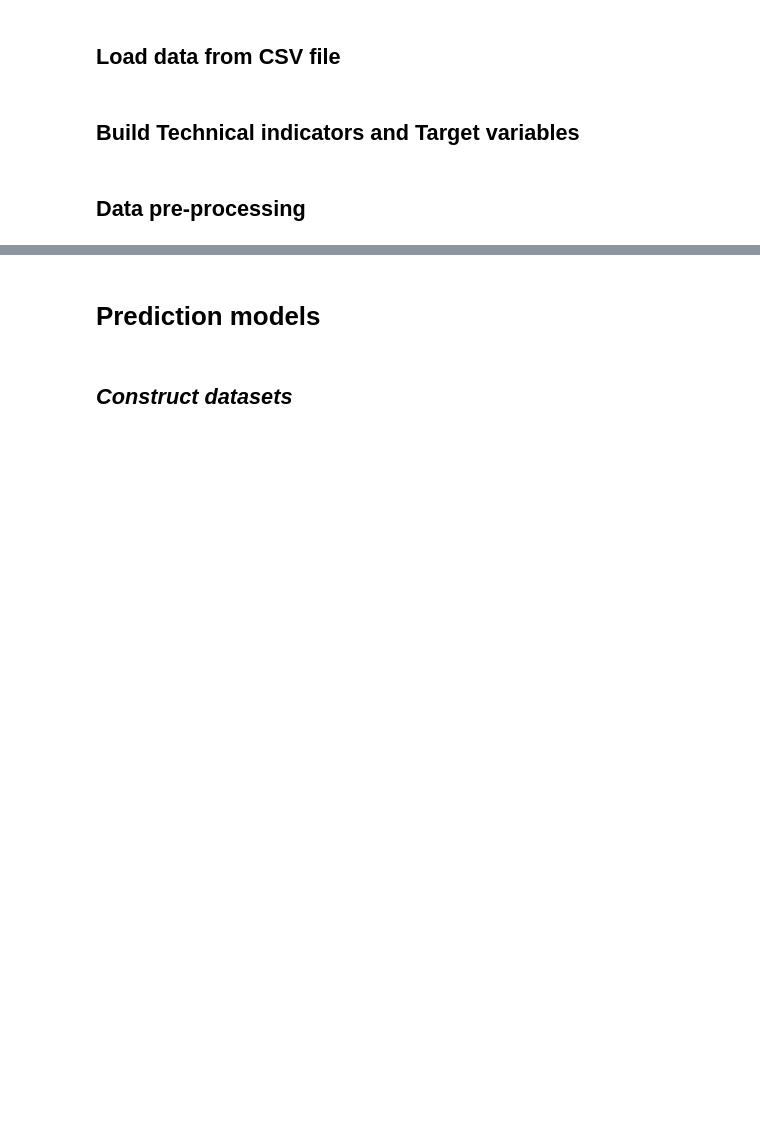
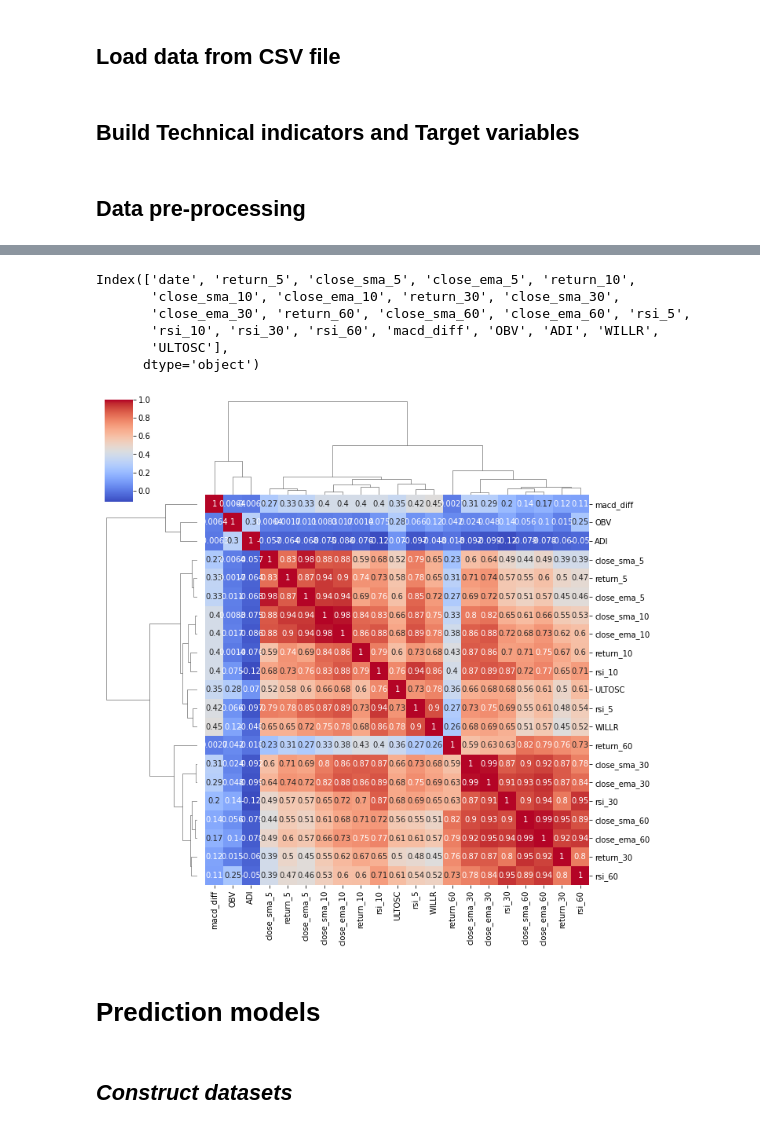
Before and after one commit to es-g/MSc_Ethereum_price_trend_analysis, a Jupyter notebook: simulations.ipynb, the cells around one changed output, grey strips where cells are left out. Drawn from its saved outputs; the diff is of its cells as text; code cells hidden in the pictures; blank space fills up the shorter version.

```diff
--- a/simulations.ipynb
+++ b/simulations.ipynb
@@ -181,3 +261,18 @@ plt.show()
+# %%
+import seaborn as sns
+from collinearity import SelectNonCollinear
+
+#  Multicoliniarity
+
+sns.clustermap(features_eth.drop(columns='date').corr(), cmap='coolwarm', annot=True, method='ward')
+# %% [output]
+Index(['date', 'return_5', 'close_sma_5', 'close_ema_5', 'return_10',
+       'close_sma_10', 'close_ema_10', 'return_30', 'close_sma_30',
+       'close_ema_30', 'return_60', 'close_sma_60', 'close_ema_60', 'rsi_5',
+       'rsi_10', 'rsi_30', 'rsi_60', 'macd_diff', 'OBV', 'ADI', 'WILLR',
+       'ULTOSC'],
+      dtype='object')
+[figure, added]
 # %% [markdown]
 # **Prediction models**
 # %% [markdown]
```
Also changed, not shown: parts of 9 cells of this notebook, 11 other files.
